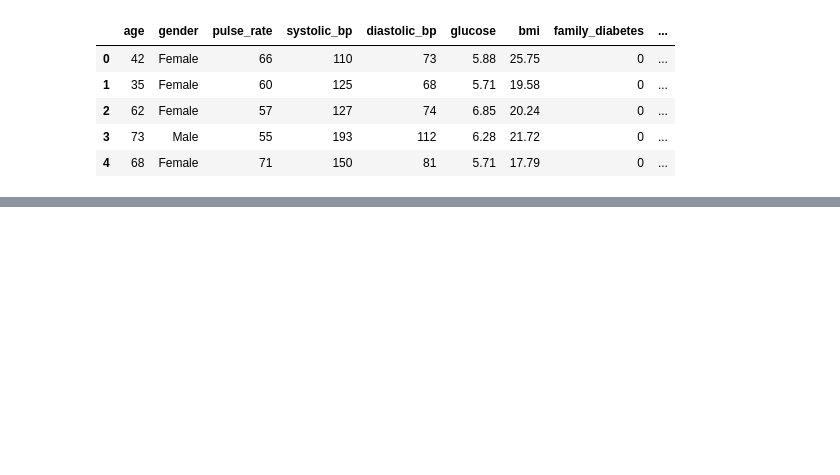
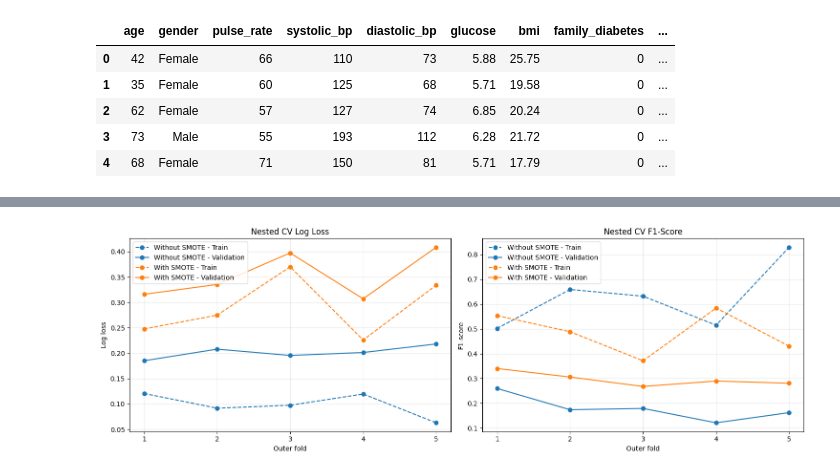
Before and after one commit to habib33-3/diabetes-detection-system, a Jupyter notebook: diadb-training/03-xg-boost.ipynb, the cells around one changed output, grey strips where cells are left out. Cells and saved outputs as stored; diff of their text form; code cells hidden in the pictures; blank space fills up the shorter version.

Commit message:
smote

```diff
--- a/diadb-training/03-xg-boost.ipynb
+++ b/diadb-training/03-xg-boost.ipynb
@@ -129,4 +177,0 @@ xgb_model = XGBClassifier(
-# %%
-xgb_model.fit(X_train, y_train)
-
-print("XGBoost baseline training completed.")
@@ -208,0 +284,15 @@ evaluate_classifiers(models, X_test, y_test)
+# %%
+grid_without_smote.fit(X_train, y_train)
+grid_with_smote.fit(X_train, y_train)
+
+grid_search_results = pd.DataFrame(
+    {
+        "Best CV F1": [grid_without_smote.best_score_, grid_with_smote.best_score_],
+        "Best Parameters": [
+            grid_without_smote.best_params_,
+            grid_with_smote.best_params_,
+        ],
+    },
+    index=["Without SMOTE", "With SMOTE"],
+).round(4)
+grid_search_results
@@ -208,0 +350,50 @@ evaluate_classifiers(models, X_test, y_test)
+# %%
+import matplotlib.pyplot as plt
+
+folds = range(1, outer_cv.get_n_splits() + 1)
+fig, axes = plt.subplots(1, 2, figsize=(15, 5))
+colors = {"Without SMOTE": "tab:blue", "With SMOTE": "tab:orange"}
+
+for model_name, scores in cv_comparison.items():
+    color = colors[model_name]
+    axes[0].plot(
+        folds,
+        -scores["train_neg_log_loss"],
+        marker="o",
+        linestyle="--",
+        color=color,
+        label=f"{model_name} - Train",
+    )
+    axes[0].plot(
+        folds,
+        -scores["test_neg_log_loss"],
+        marker="o",
+        color=color,
+        label=f"{model_name} - Validation",
+    )
+    axes[1].plot(
+        folds,
+        scores["train_f1"],
+        marker="o",
+        linestyle="--",
+        color=color,
+        label=f"{model_name} - Train",
+    )
+    axes[1].plot(
+        folds,
+        scores["test_f1"],
+        marker="o",
+        color=color,
+        label=f"{model_name} - Validation",
+    )
+
+axes[0].set(title="Nested CV Log Loss", xlabel="Outer fold", ylabel="Log loss")
+axes[1].set(title="Nested CV F1-Score", xlabel="Outer fold", ylabel="F1-score")
+for axis in axes:
+    axis.set_xticks(list(folds))
+    axis.legend()
+    axis.grid(alpha=0.3)
+plt.tight_layout()
+plt.show()
+# %% [output]
+[figure, added]
```
Also changed, not shown: parts of 44 cells of this notebook, 4 other files.
